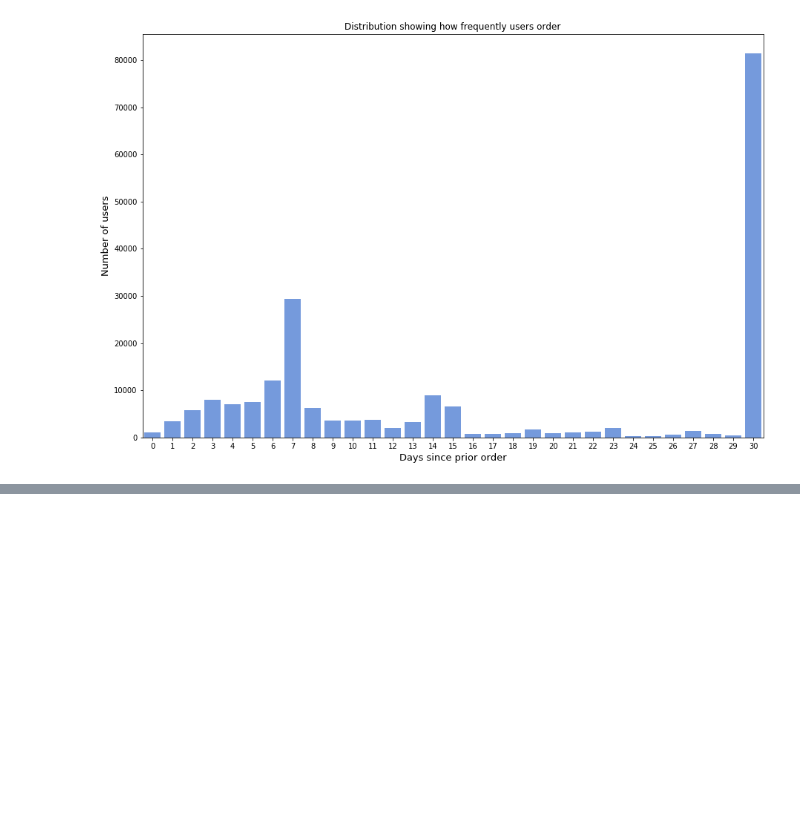
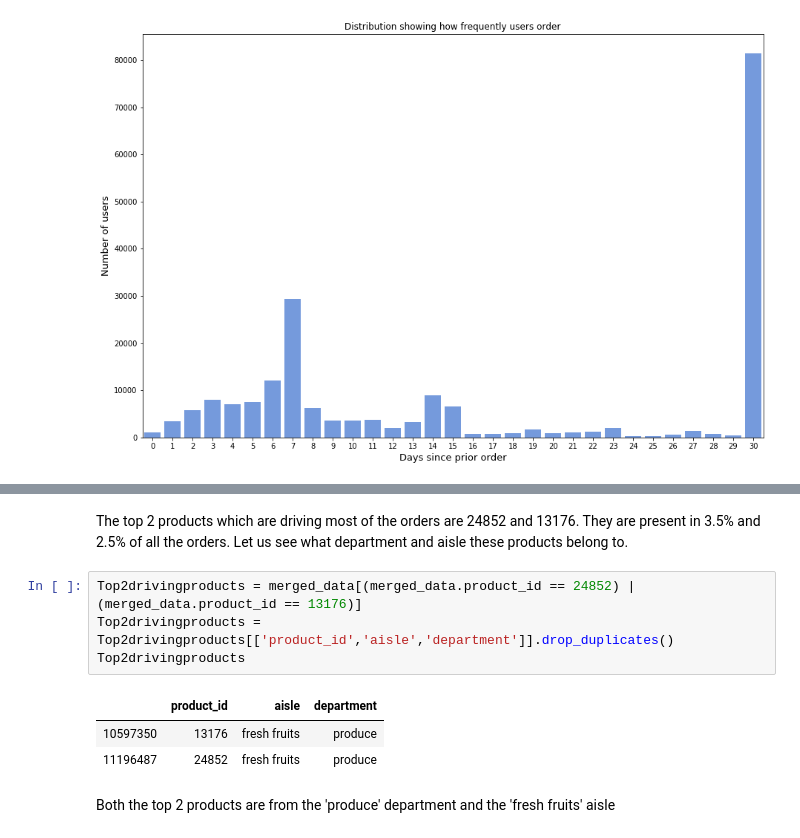
Before and after one commit to yashwanthky/Instacart_Market_Basket_Analysis, a Jupyter notebook: Data_Loading_Exploration.ipynb, the cells around one changed output, grey strips where cells are left out. Saved outputs shown, nothing was run; the diff lists cells and outputs as text; blank space fills up the shorter version.

```diff
--- a/Data_Loading_Exploration.ipynb
+++ b/Data_Loading_Exploration.ipynb
@@ -295,0 +333,12 @@ plt.title('Distribution showing how frequently users order');
+# %% [markdown]
+The top 2 products which are driving most of the orders are 24852 and 13176. They are present in 3.5% and 2.5% of all the orders. Let us see what department and aisle these products belong to.
+# %%
+Top2drivingproducts = merged_data[(merged_data.product_id == 24852) | (merged_data.product_id == 13176)]
+Top2drivingproducts = Top2drivingproducts[['product_id','aisle','department']].drop_duplicates()
+Top2drivingproducts
+# %% [output]
+|  | product_id | aisle | department |
+| 10597350 | 13176 | fresh fruits | produce |
+| 11196487 | 24852 | fresh fruits | produce |
+# %% [markdown]
+Both the top 2 products are from the 'produce' department and the 'fresh fruits' aisle
```
Also changed, not shown: parts of 7 cells of this notebook.
